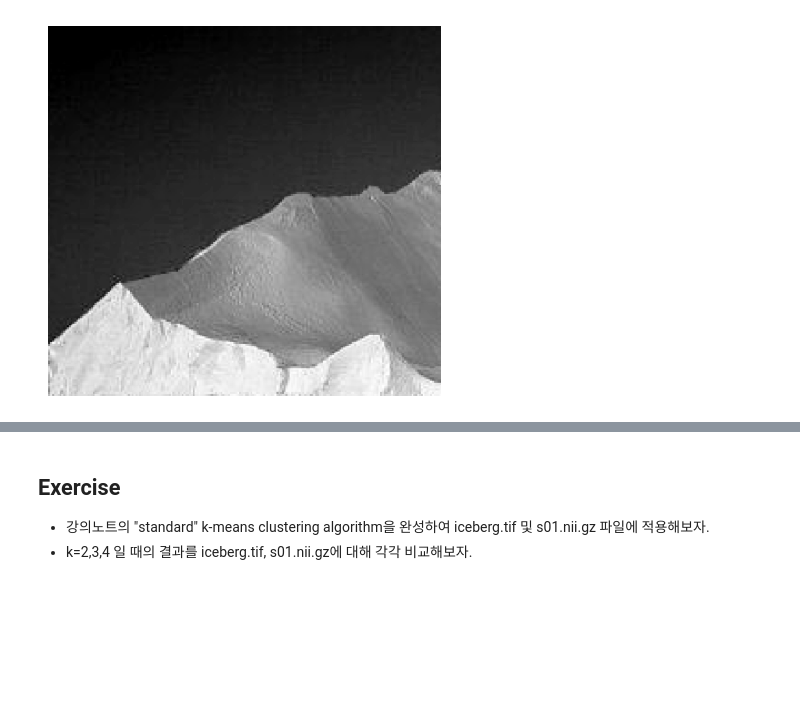
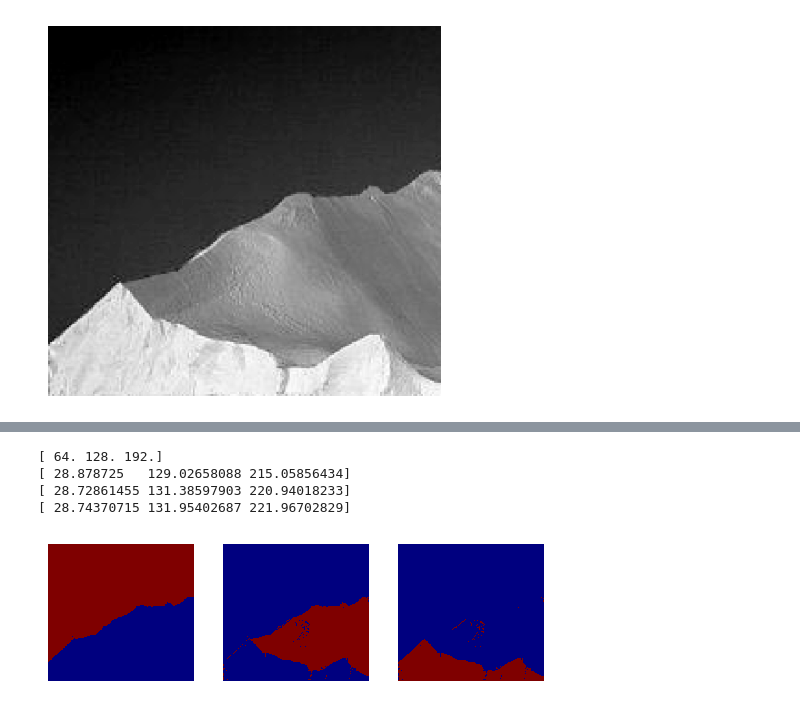
Before and after one commit to hufsaim/T10306201, a Jupyter notebook: notebook_2024/Lab07.ipynb, the cells around one changed output, grey strips where cells are left out. Cells and saved outputs as stored; diff of their text form; code cells hidden in the pictures; blank space fills up the shorter version.

```diff
--- a/notebook_2024/Lab07.ipynb
+++ b/notebook_2024/Lab07.ipynb
@@ -142,4 +163,29 @@ plt.show()
-# %% [markdown]
-## Exercise
-- 강의노트의 "standard" k-means clustering algorithm을 완성하여 iceberg.tif 및 s01.nii.gz 파일에 적용해보자.
-- k=2,3,4 일 때의 결과를 iceberg.tif, s01.nii.gz에 대해 각각 비교해보자.
+# %%
+m_vals = np.array([64., 128., 192.])
+c = np.zeros((f.shape[0],f.shape[1],len(m_vals)))
+cmap = np.zeros_like(f)
+m_vals_new = np.zeros(m_vals.shape)
+E=10000
+eps = 1
+cmap = np.argmin(c,axis=-1)
+
+while E>eps:
+  print(m_vals)
+  ##
+
+  # your k-means clustering algorithm #
+
+    ##
+
+
+for i in range(len(m_vals)):
+  plt.subplot(1,len(m_vals),i+1)
+  plt.imshow(cmap==i,cmap='jet',interpolation='nearest')
+  plt.axis('off')
+plt.show()
+# %% [output]
+[ 64. 128. 192.]
+[ 28.878725   129.02658088 215.05856434]
+[ 28.72861455 131.38597903 220.94018233]
+[ 28.74370715 131.95402687 221.96702829]
+[figure, added]
```
Also changed, not shown: parts of 9 cells of this notebook.
